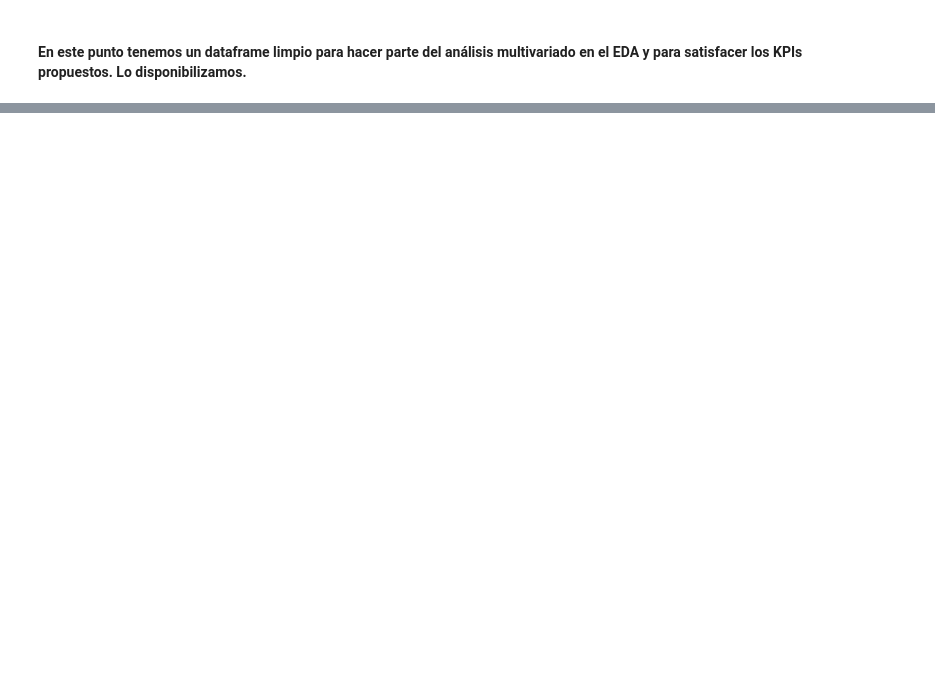
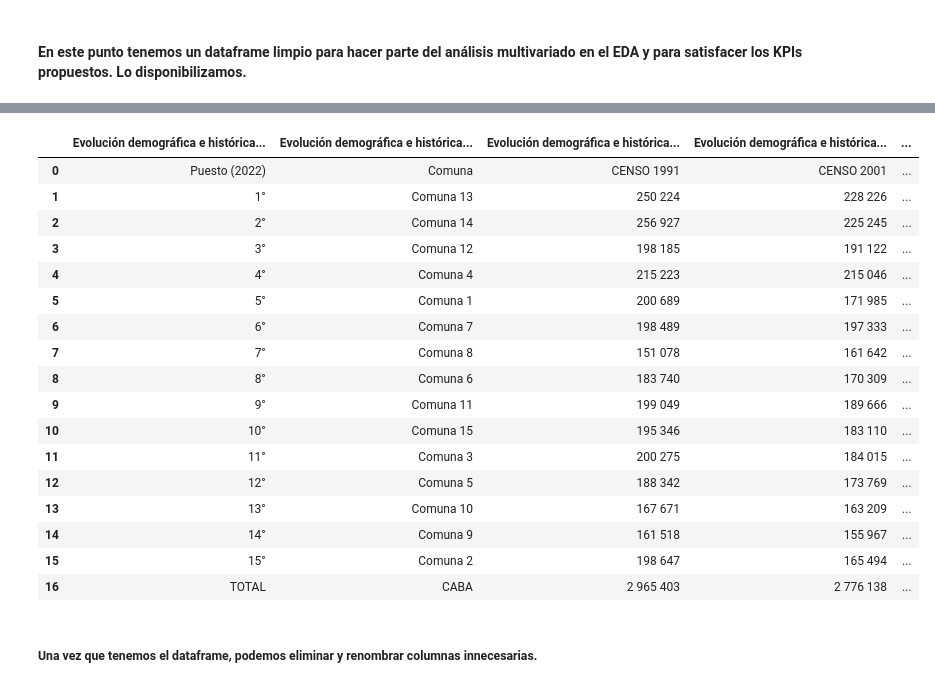
Before and after one commit to HansDeveloper01/HENRY_Sinientros_Viales_DA, a Jupyter notebook: 2 ETL.ipynb, the cells around one changed output, grey strips where cells are left out. Cells and saved outputs as stored; diff of their text form; code cells hidden in the pictures; blank space fills up the shorter version.

```diff
--- a/2 ETL.ipynb
+++ b/2 ETL.ipynb
@@ -379,0 +477,24 @@ df_accidentes.to_csv("Data/df_accidentes.csv")
+# %%
+df_datos_comunas = pd.read_csv("Data/df_datos_comunas.csv")
+df_datos_comunas
+# %% [output]
+|  | Evolución demográfica e histórica... | Evolución demográfica e histórica... | Evolución demográfica e histórica... | Evolución demográfica e histórica... | ... |
+| 0 | Puesto (2022) | Comuna | CENSO 1991 | CENSO 2001 | ... |
+| 1 | 1° | Comuna 13 | 250 224 | 228 226 | ... |
+| 2 | 2° | Comuna 14 | 256 927 | 225 245 | ... |
+| 3 | 3° | Comuna 12 | 198 185 | 191 122 | ... |
+| 4 | 4° | Comuna 4 | 215 223 | 215 046 | ... |
+| 5 | 5° | Comuna 1 | 200 689 | 171 985 | ... |
+| 6 | 6° | Comuna 7 | 198 489 | 197 333 | ... |
+| 7 | 7° | Comuna 8 | 151 078 | 161 642 | ... |
+| 8 | 8° | Comuna 6 | 183 740 | 170 309 | ... |
+| 9 | 9° | Comuna 11 | 199 049 | 189 666 | ... |
+| 10 | 10° | Comuna 15 | 195 346 | 183 110 | ... |
+| 11 | 11° | Comuna 3 | 200 275 | 184 015 | ... |
+| 12 | 12° | Comuna 5 | 188 342 | 173 769 | ... |
+| 13 | 13° | Comuna 10 | 167 671 | 163 209 | ... |
+| 14 | 14° | Comuna 9 | 161 518 | 155 967 | ... |
+| 15 | 15° | Comuna 2 | 198 647 | 165 494 | ... |
+| 16 | TOTAL | CABA | 2 965 403 | 2 776 138 | ... |
+# %% [markdown]
+##### Una vez que tenemos el dataframe, podemos eliminar y renombrar columnas innecesarias.
```
Also changed, not shown: parts of 60 cells of this notebook, 22 other files.
